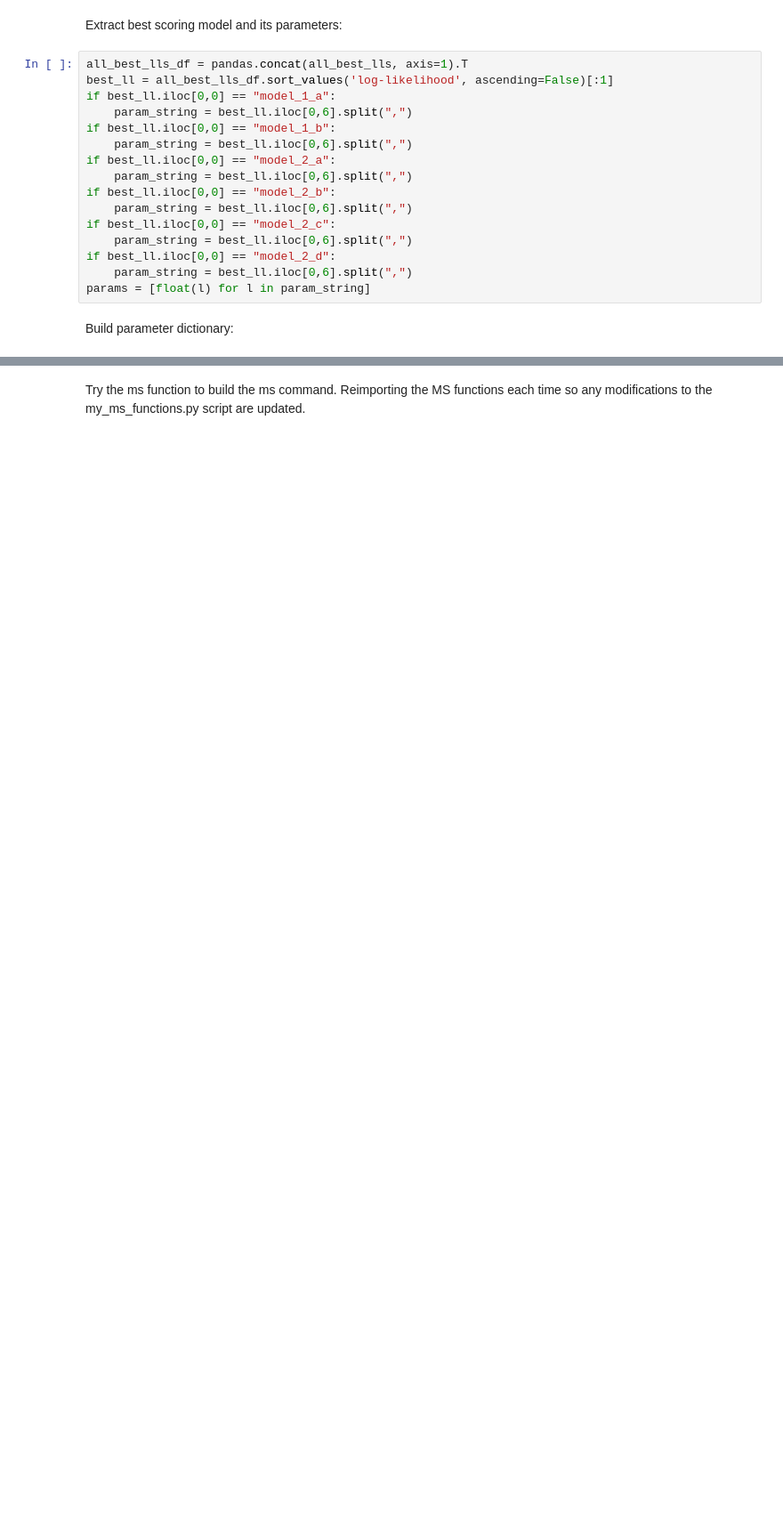
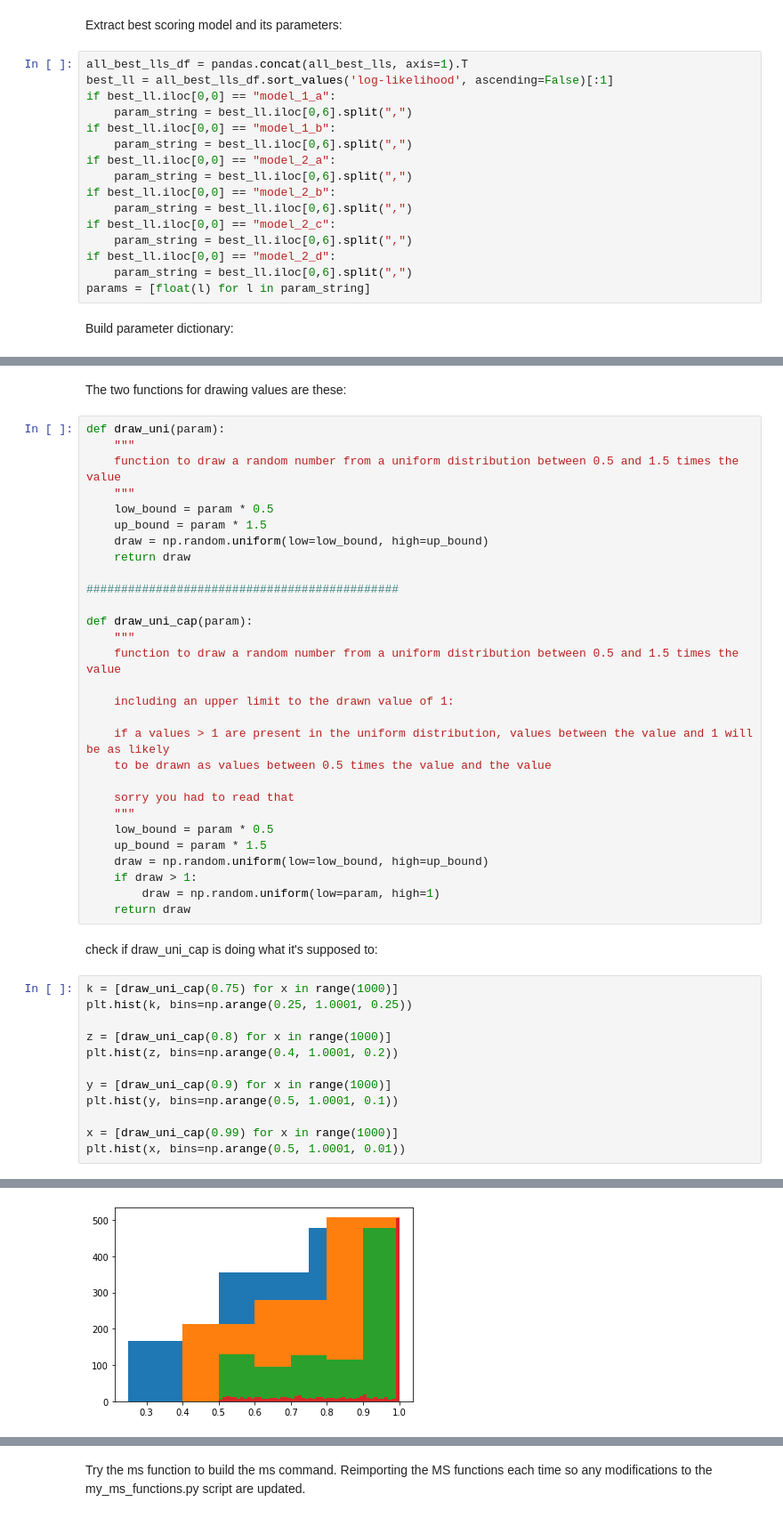
Before and after one commit to Enricobazzi/Lynx-Introgression-Scans, a Jupyter notebook: 3-simulations/generate_ms_input.ipynb, the cells around one changed output, grey strips where cells are left out. Shown: that part at 89% size. Drawn from its saved outputs; the diff is of its cells as text; blank space fills up the shorter version.

```diff
--- a/3-simulations/generate_ms_input.ipynb
+++ b/3-simulations/generate_ms_input.ipynb
@@ -93,0 +119,46 @@ par_dict
+# %% [markdown]
+The two functions for drawing values are these:
+# %%
+def draw_uni(param):
+    """
+    function to draw a random number from a uniform distribution between 0.5 and 1.5 times the value
+    """
+    low_bound = param * 0.5
+    up_bound = param * 1.5
+    draw = np.random.uniform(low=low_bound, high=up_bound)
+    return draw
+
+#############################################
+
+def draw_uni_cap(param):
+    """
+    function to draw a random number from a uniform distribution between 0.5 and 1.5 times the value
+
+    including an upper limit to the drawn value of 1:
+
+    if a values > 1 are present in the uniform distribution, values between the value and 1 will be as likely
+    to be drawn as values between 0.5 times the value and the value
+
+    sorry you had to read that
+    """
+    low_bound = param * 0.5
+    up_bound = param * 1.5
+    draw = np.random.uniform(low=low_bound, high=up_bound)
+    if draw > 1:
+        draw = np.random.uniform(low=param, high=1)
+    return draw
+# %% [markdown]
+check if draw_uni_cap is doing what it's supposed to:
+# %%
+k = [draw_uni_cap(0.75) for x in range(1000)]
+plt.hist(k, bins=np.arange(0.25, 1.0001, 0.25))
+
+z = [draw_uni_cap(0.8) for x in range(1000)]
+plt.hist(z, bins=np.arange(0.4, 1.0001, 0.2))
+
+y = [draw_uni_cap(0.9) for x in range(1000)]
+plt.hist(y, bins=np.arange(0.5, 1.0001, 0.1))
+
+x = [draw_uni_cap(0.99) for x in range(1000)]
+plt.hist(x, bins=np.arange(0.5, 1.0001, 0.01))
+# %% [output]
@@ -93,0 +176 @@ par_dict
+[figure, added]
```
Also changed, not shown: parts of 47 cells of this notebook, 2 other files.
